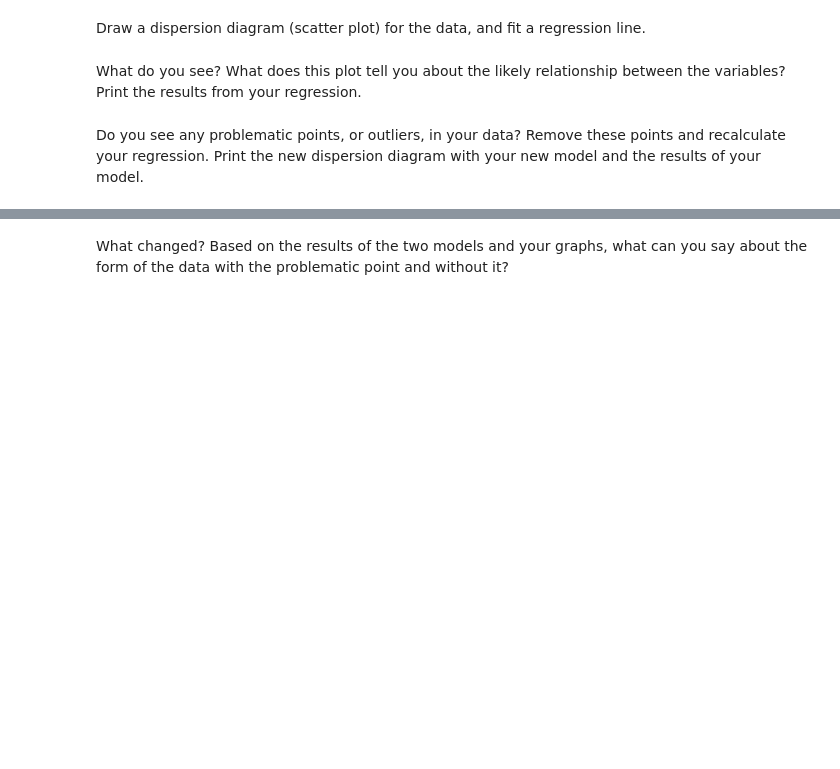
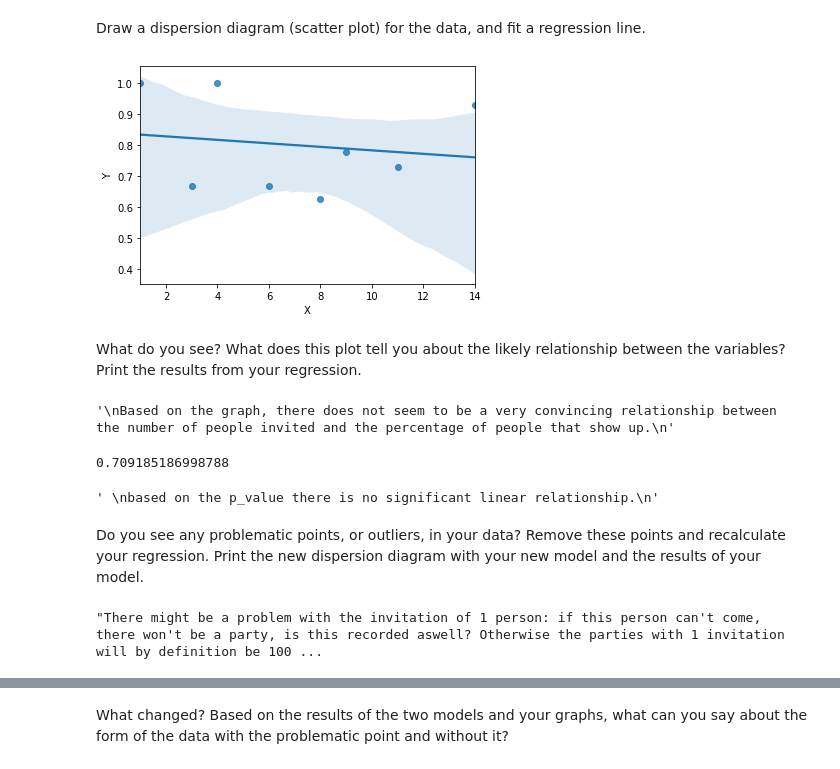
Before and after one commit to jetsal/data_analytics202103_module_3, a Jupyter notebook: labs/module_3_labs/Linear-Regression-Analysis/your_code/main.ipynb, the cells around one changed output, grey strips where cells are left out. Saved outputs shown, nothing was run; the diff lists cells and outputs as text; code cells hidden in the pictures; blank space fills up the shorter version.

```diff
--- a/labs/module_3_labs/Linear-Regression-Analysis/your_code/main.ipynb
+++ b/labs/module_3_labs/Linear-Regression-Analysis/your_code/main.ipynb
@@ -97,0 +251,14 @@ First, build a dataframe with the data.
+# %%
+# Your code here.
+
+# it doesnt really make sense to take 'number of people that showed/didn't show as Y variable,
+# as this is obviously correlated with people you invited (if you invite 1 person, max 1 person cannot show up)
+# therefore I choose to look at the percentage of people that doesn't show up. Not perfect either, but seems to make more sense to me.
+
+invitations = [1,3,4,6,8,9,11,14]
+shows = [1,2,4,4,5,7,8,13]
+
+data = pd.DataFrame({'X':invitations, 'shows':shows})
+data["Y"]=data["shows"]/data["X"]
+
+data
@@ -99,5 +276,8 @@ First, build a dataframe with the data.
 Draw a dispersion diagram (scatter plot) for the data, and fit a regression line.
 # %%
 # Your code here.
+sns.regplot(x="X", y="Y", data=data);
+# %% [output]
+[figure, added]
 # %% [markdown]
 What do you see? What does this plot tell you about the likely relationship between the variables? Print the results from your regression.
@@ -106,2 +284,21 @@ What do you see? What does this plot tell you about the likely relationship betw
+# %%
+# Your response here.
+"""
+Based on the graph, there does not seem to be a very convincing relationship between the number of people invited and the percentage of people that show up.
+"""
+# %% [output]
+'\nBased on the graph, there does not seem to be a very convincing relationship between the number of people invited and the percentage of people that show up.\n'
+# %%
+X = data["X"]
+Y = data["Y"]
+
+slope, intercept, r_value, p_value, std_error = stats.linregress(X, Y)
+print(p_value)
+"""
+based on the p_value there is no significant linear relationship.
+"""
+# %% [output]
+0.709185186998788
+' \nbased on the p_value there is no significant linear relationship.\n'
 # %% [markdown]
 Do you see any problematic points, or outliers, in your data? Remove these points and recalculate your regression. Print the new dispersion diagram with your new model and the results of your model.
@@ -109,0 +305,5 @@ Do you see any problematic points, or outliers, in your data? Remove these point
+# %%
+# Your response here.
+"There might be a problem with the invitation of 1 person: if this person can't come, there won't be a party, is this recorded aswell? Otherwise the parties with 1 invitation will by definition be 100%, which is problematic. Though I do not believe this will all of a sudden result in a linear relationship, but here we go"
+# %% [output]
+"There might be a problem with the invitation of 1 person: if this person can't come, there won't be a party, is this recorded aswell? Otherwise the parties with 1 invitation will by definition be 100 ...
```
Also changed, not shown: parts of 30 cells of this notebook, 1 other file.
